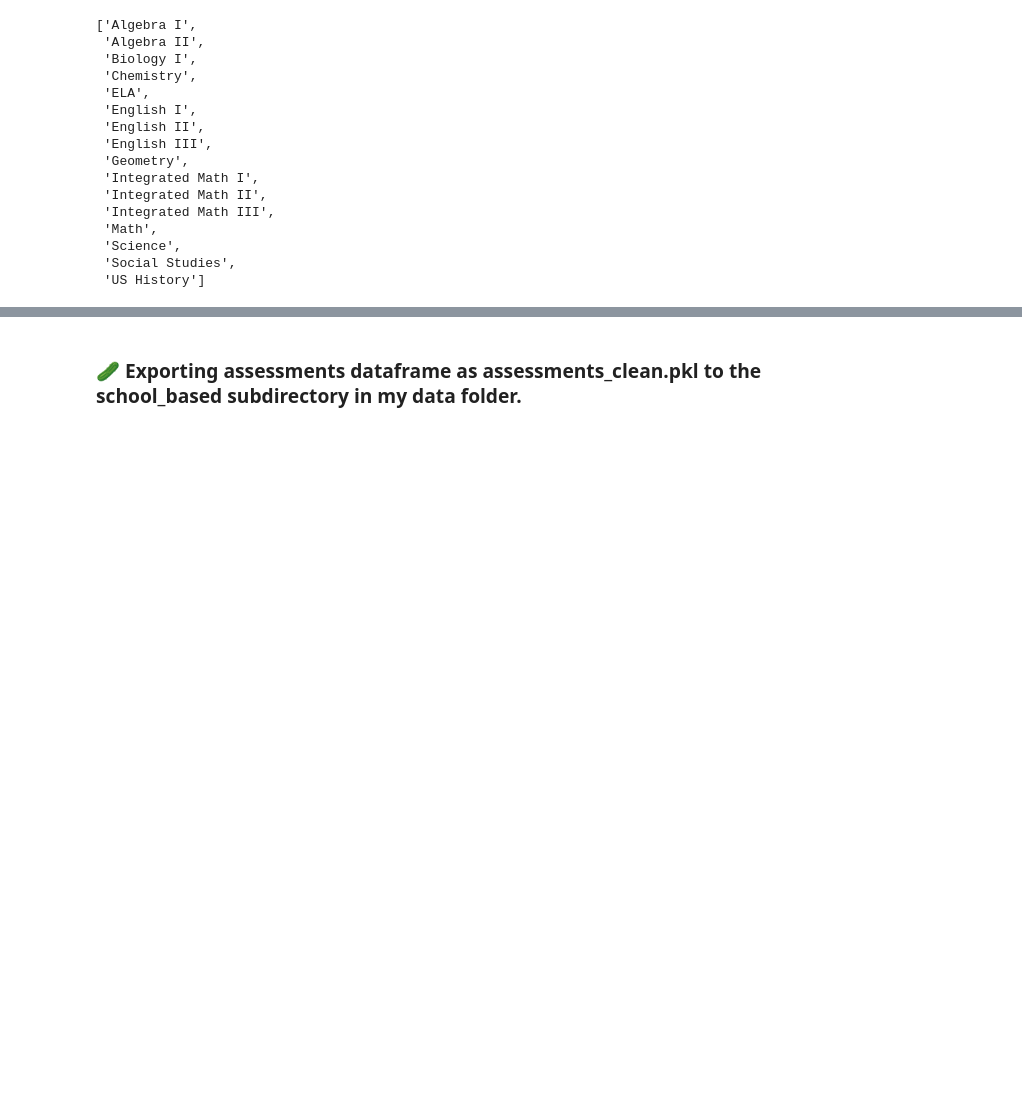
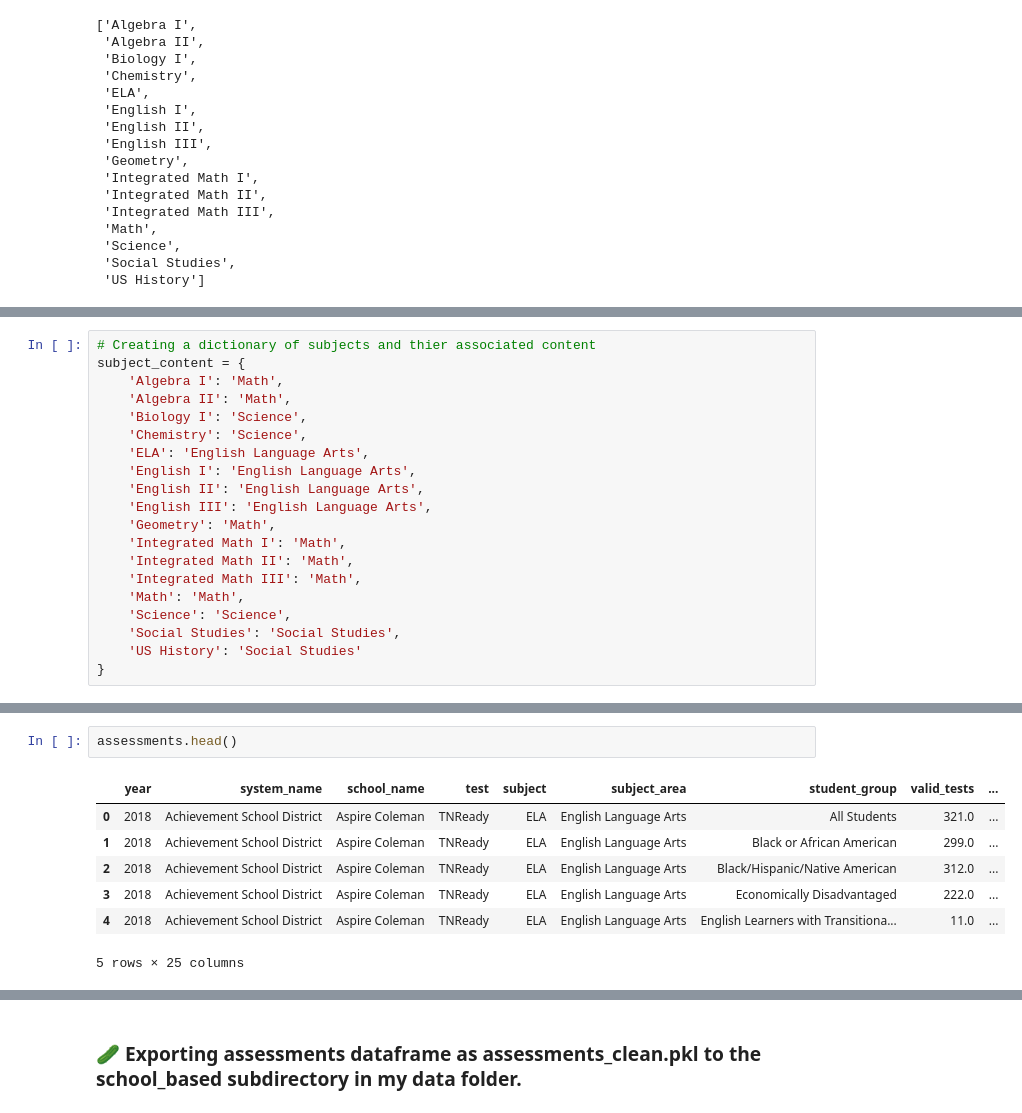
Before and after one commit to Claytor/Capstone_TN_COVID_School_Achievement_Impact, a Jupyter notebook: notebooks/school_assessments_join.ipynb, the cells around one changed output, grey strips where cells are left out. Saved outputs shown, nothing was run; the diff lists cells and outputs as text; blank space fills up the shorter version.

```diff
--- a/notebooks/school_assessments_join.ipynb
+++ b/notebooks/school_assessments_join.ipynb
@@ -560,0 +567,20 @@ assessments['subject_area'] = None
+# %%
+# Creating a dictionary of subjects and thier associated content
+subject_content = {
+    'Algebra I': 'Math',
+    'Algebra II': 'Math',
+    'Biology I': 'Science',
+    'Chemistry': 'Science',
+    'ELA': 'English Language Arts',
+    'English I': 'English Language Arts',
+    'English II': 'English Language Arts',
+    'English III': 'English Language Arts',
+    'Geometry': 'Math',
+    'Integrated Math I': 'Math',
+    'Integrated Math II': 'Math',
+    'Integrated Math III': 'Math',
+    'Math': 'Math',
+    'Science': 'Science',
+    'Social Studies': 'Social Studies',
+    'US History': 'Social Studies'
+}
@@ -560,0 +595,10 @@ assessments['subject_area'] = None
+# %%
+assessments.head()
+# %% [output]
+|  | year | system_name | school_name | test | subject | subject_area | student_group | valid_tests | ... |
+| 0 | 2018 | Achievement School District | Aspire Coleman | TNReady | ELA | English Language Arts | All Students | 321.0 | ... |
+| 1 | 2018 | Achievement School District | Aspire Coleman | TNReady | ELA | English Language Arts | Black or African American | 299.0 | ... |
+| 2 | 2018 | Achievement School District | Aspire Coleman | TNReady | ELA | English Language Arts | Black/Hispanic/Native American | 312.0 | ... |
+| 3 | 2018 | Achievement School District | Aspire Coleman | TNReady | ELA | English Language Arts | Economically Disadvantaged | 222.0 | ... |
+| 4 | 2018 | Achievement School District | Aspire Coleman | TNReady | ELA | English Language Arts | English Learners with Transitiona... | 11.0 | ... |
+5 rows × 25 columns
```
Also changed, not shown: parts of 22 cells of this notebook.
